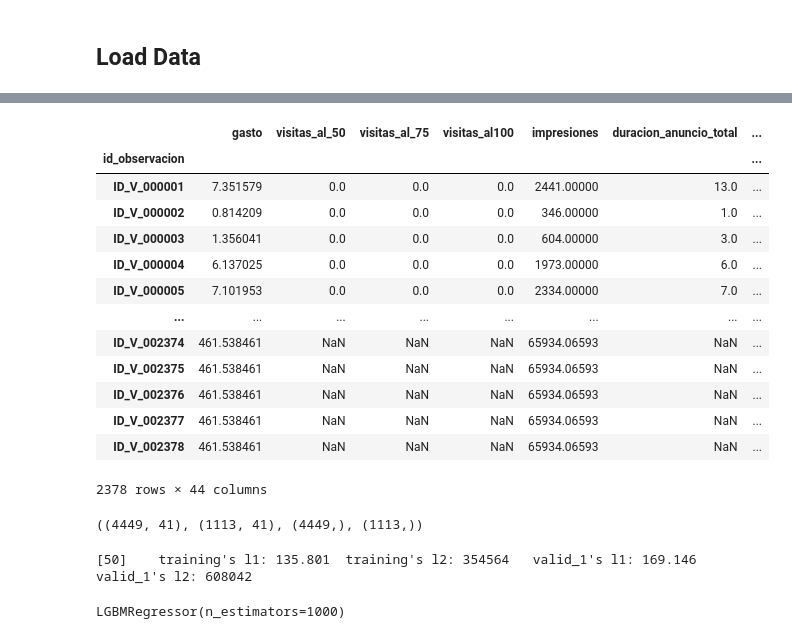
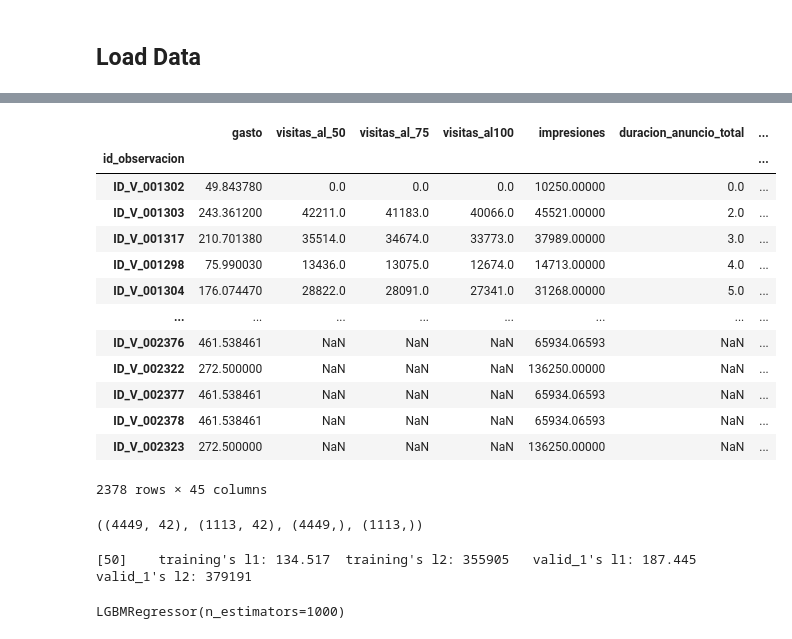
Before and after one commit to MiltonCalamaro/Datathon-Backus-2021, a Jupyter notebook: notebooks/Untitled.ipynb, the cells around one changed output, grey strips where cells are left out. Drawn from its saved outputs; the diff is of its cells as text; code cells hidden in the pictures.

```diff
--- a/notebooks/Untitled.ipynb
+++ b/notebooks/Untitled.ipynb
@@ -31,6 +39,15 @@ train['fecha_publicacion_anuncio'] = train['fecha_publicacion_anuncio'].apply(la
 train['fecha_captura_informacion'] = train['fecha_captura_informacion'].apply(lambda x: dt.datetime.strptime(x, '%a, %d %b %Y 00:00:00 GMT') if x else np.nan)
 train['interacciones'] = train['interacciones'].astype('int32')
 train['duracion_anuncio_total'] = (train['fecha_captura_informacion'] - train['fecha_publicacion_anuncio']).dt.days
+
+##CREANDO CAMPO DIFF DIAS JLP
+train = train.sort_values(['id_anuncio','fecha_captura_informacion'], ascending = True)
+grouped = train.groupby('id_anuncio')
+diff = lambda x: x['fecha_captura_informacion'].replace(0, np.NaN).diff()
+train["DIFF"] = grouped.apply(diff).reset_index(0, drop = True).dt.days
+train['DIFF'].fillna(train['duracion_anuncio_total'], inplace = True)
+##
+
 # train['duracion_anuncio_parcial'] = (train['fecha_captura_informacion'] - train['fecha_publicacion_anuncio']).dt.days
 # mask = train['id_anuncio'].astype(str)=='None'
 # train.loc[mask, 'id_anuncio'] = train[mask]['id_observacion']
@@ -44,7 +61,6 @@ train = train.set_index('id_observacion')
 ## aplicar la variable compuesta a id_anuncion y  captura de info
 # var_cuanti = ['duracion_anuncio', 'gasto', 'visitas_al_50', 'visitas_al_75', 'visitas_al100','impresiones']
 var_categ = ['fuente','objetivo_campania','formato','nombre_campania']
-target = ['interacciones']
 
 list_df = []
 for i in var_categ:
@@ -82,46 +98,55 @@ validation.drop(['moneda', 'country', 'brand'], axis=1, inplace=True)
 validation['fecha_publicacion_anuncio'] = validation['fecha_publicacion_anuncio'].apply(lambda x: dt.datetime.strptime(x, '%a, %d %b %Y 00:00:00 GMT') if str(x)!='nan' else np.nan)
 validation['fecha_captura_informacion'] = validation['fecha_captura_informacion'].apply(lambda x: dt.datetime.strptime(x, '%a, %d %b %Y 00:00:00 GMT') if str(x)!='nan' else np.nan)
 validation['duracion_anuncio_total'] = (validation['fecha_captura_informacion'] - validation['fecha_publicacion_anuncio']).dt.days
+
+##CREANDO CAMPO DIFF DIAS JLP
+validation = validation.sort_values(['id_anuncio','fecha_captura_informacion'], ascending = True)
+grouped = validation.groupby('id_anuncio')
+diff = lambda x: x['fecha_captura_informacion'].replace(0, np.NaN).diff()
+validation["DIFF"] = grouped.apply(diff).reset_index(0, drop = True).dt.days
+validation['DIFF'].fillna(validation['duracion_anuncio_total'], inplace = True)
+##
+
 # train['duracion_anuncio_parcial'] = (train['fecha_captura_informacion'] - train['fecha_publicacion_anuncio']).dt.days
 # mask = train['id_anuncio'].astype(str)=='None'
 # train.loc[mask, 'id_anuncio'] = train[mask]['id_observacion']
 # train['key'] = train['id_anuncio'].astype(str) +'_'+\
 #                train['id_conjunto_anuncios'].astype(str) +'_'+\
 #                train['id_campania'].astype(str) +'_'+\
 #                train['fecha_captura_informacion'].astype(str)
 validation.drop(['fecha_publicacion_anuncio', 'fecha_captura_informacion'], axis=1, inplace=True)
 validation.drop(['id_anuncio','id_conjunto_anuncios','id_campania'], axis=1, inplace=True)
 # validation = train.set_index('id_observacion')
 ## aplicar la variable compuesta a id_anuncion y  captura de info
 # var_cuanti = ['duracion_anuncio', 'gasto', 'visitas_al_50', 'visitas_al_75', 'visitas_al100','impresiones']
 var_categ = ['fuente','objetivo_campania','formato','nombre_campania']
 list_df = []
 for i in var_categ:
     df = get_one_hot(validation, i)
     list_df.append(df)
 validation_categ = pd.concat(list_df,axis=1)
 
 validation_final = validation.join(validation_categ)
 validation_final.drop(var_categ, axis=1, inplace=True)
 validation_final = validation_final.set_index('id_observacion')
 validation_final['gasto'] = validation_final['gasto'].replace({'40000%':40000})
 validation_final['gasto'] = validation_final['gasto'].astype(float)
 validation_final
 # %% [output]
 |  | gasto | visitas_al_50 | visitas_al_75 | visitas_al100 | impresiones | duracion_anuncio_total | ... |
 | id_observacion |  |  |  |  |  |  | ... |
-| ID_V_000001 | 7.351579 | 0.0 | 0.0 | 0.0 | 2441.00000 | 13.0 | ... |
-| ID_V_000002 | 0.814209 | 0.0 | 0.0 | 0.0 | 346.00000 | 1.0 | ... |
-| ID_V_000003 | 1.356041 | 0.0 | 0.0 | 0.0 | 604.00000 | 3.0 | ... |
-| ID_V_000004 | 6.137025 | 0.0 | 0.0 | 0.0 | 1973.00000 | 6.0 | ... |
-| ID_V_000005 | 7.101953 | 0.0 | 0.0 | 0.0 | 2334.00000 | 7.0 | ... |
+| ID_V_001302 | 49.843780 | 0.0 | 0.0 | 0.0 | 10250.00000 | 0.0 | ... |
+| ID_V_001303 | 243.361200 | 42211.0 | 41183.0 | 40066.0 | 45521.00000 | 2.0 | ... |
+| ID_V_001317 | 210.701380 | 35514.0 | 34674.0 | 33773.0 | 37989.00000 | 3.0 | ... |
+| ID_V_001298 | 75.990030 | 13436.0 | 13075.0 | 12674.0 | 14713.00000 | 4.0 | ... |
+| ID_V_001304 | 176.074470 | 28822.0 | 28091.0 | 27341.0 | 31268.00000 | 5.0 | ... |
 | ... | ... | ... | ... | ... | ... | ... | ... |
-| ID_V_002374 | 461.538461 | NaN | NaN | NaN | 65934.06593 | NaN | ... |
-| ID_V_002375 | 461.538461 | NaN | NaN | NaN | 65934.06593 | NaN | ... |
 | ID_V_002376 | 461.538461 | NaN | NaN | NaN | 65934.06593 | NaN | ... |
+| ID_V_002322 | 272.500000 | NaN | NaN | NaN | 136250.00000 | NaN | ... |
 | ID_V_002377 | 461.538461 | NaN | NaN | NaN | 65934.06593 | NaN | ... |
 | ID_V_002378 | 461.538461 | NaN | NaN | NaN | 65934.06593 | NaN | ... |
+| ID_V_002323 | 272.500000 | NaN | NaN | NaN | 136250.00000 | NaN | ... |
-2378 rows × 44 columns
+2378 rows × 45 columns
 # %%
 features = list(set(train_final.columns).intersection(set(validation_final.columns)))
 train_final = train_final[features]
@@ -131,14 +156,14 @@ from sklearn.model_selection import train_test_split
 x_train,x_test, y_train, y_test = train_test_split(train_final, Y, test_size=0.2)
 x_train.shape, x_test.shape, y_train.shape, y_test.shape
 # %% [output]
-((4449, 41), (1113, 41), (4449,), (1113,))
+((4449, 42), (1113, 42), (4449,), (1113,))
 # %%
 from lightgbm import LGBMRegressor
 learner = LGBMRegressor(n_estimators=1000)
 learner.fit(x_train, y_train,  early_stopping_rounds=10, eval_metric="mae",
                 eval_set=[(x_train, y_train), (x_test, y_test)], verbose=50)
 # %% [output]
-[50]    training's l1: 135.801  training's l2: 354564   valid_1's l1: 169.146   valid_1's l2: 608042
+[50]    training's l1: 134.517  training's l2: 355905   valid_1's l1: 187.445   valid_1's l2: 379191
 LGBMRegressor(n_estimators=1000)
 # %%
 validation_final['INTERACCIONES'] = learner.predict(validation_final)
```
Also changed, not shown: parts of 7 cells of this notebook, 1 other file.
